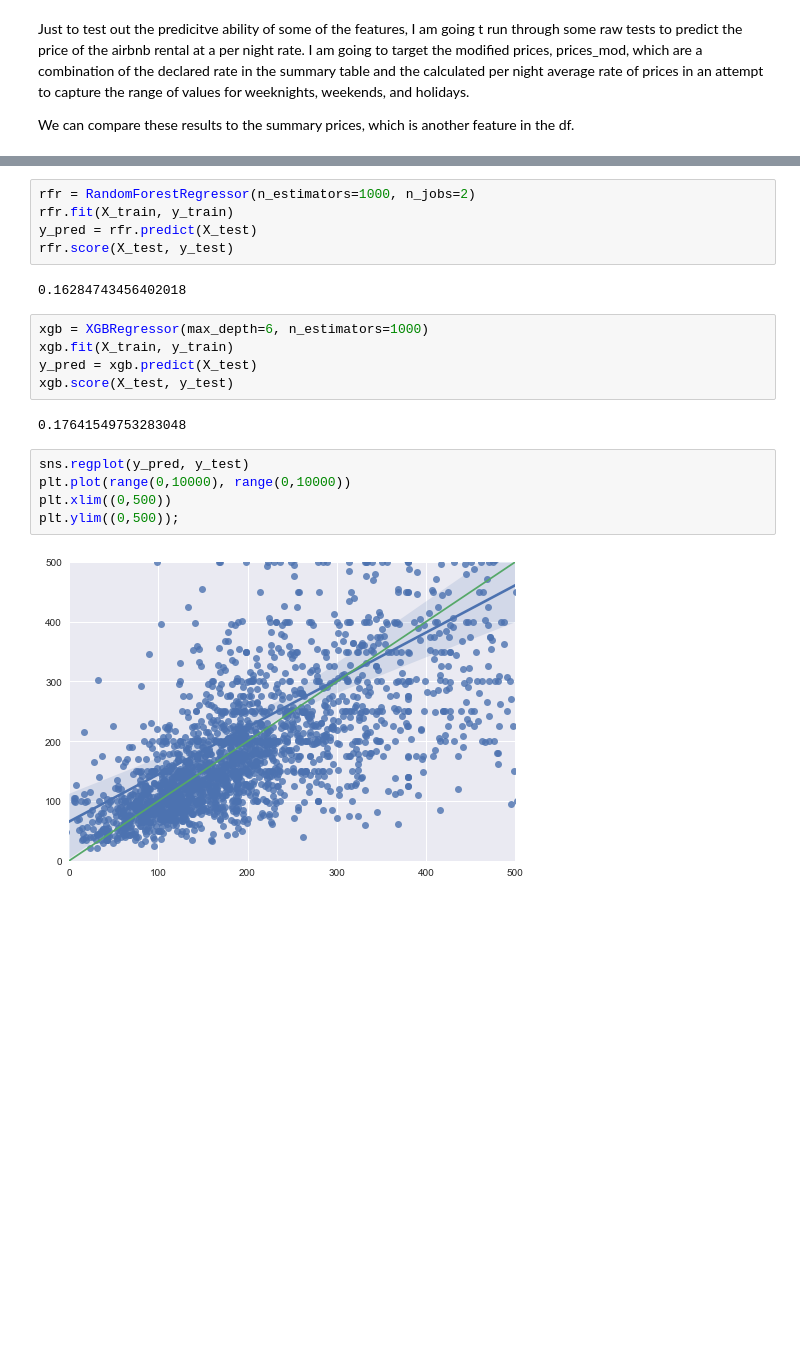
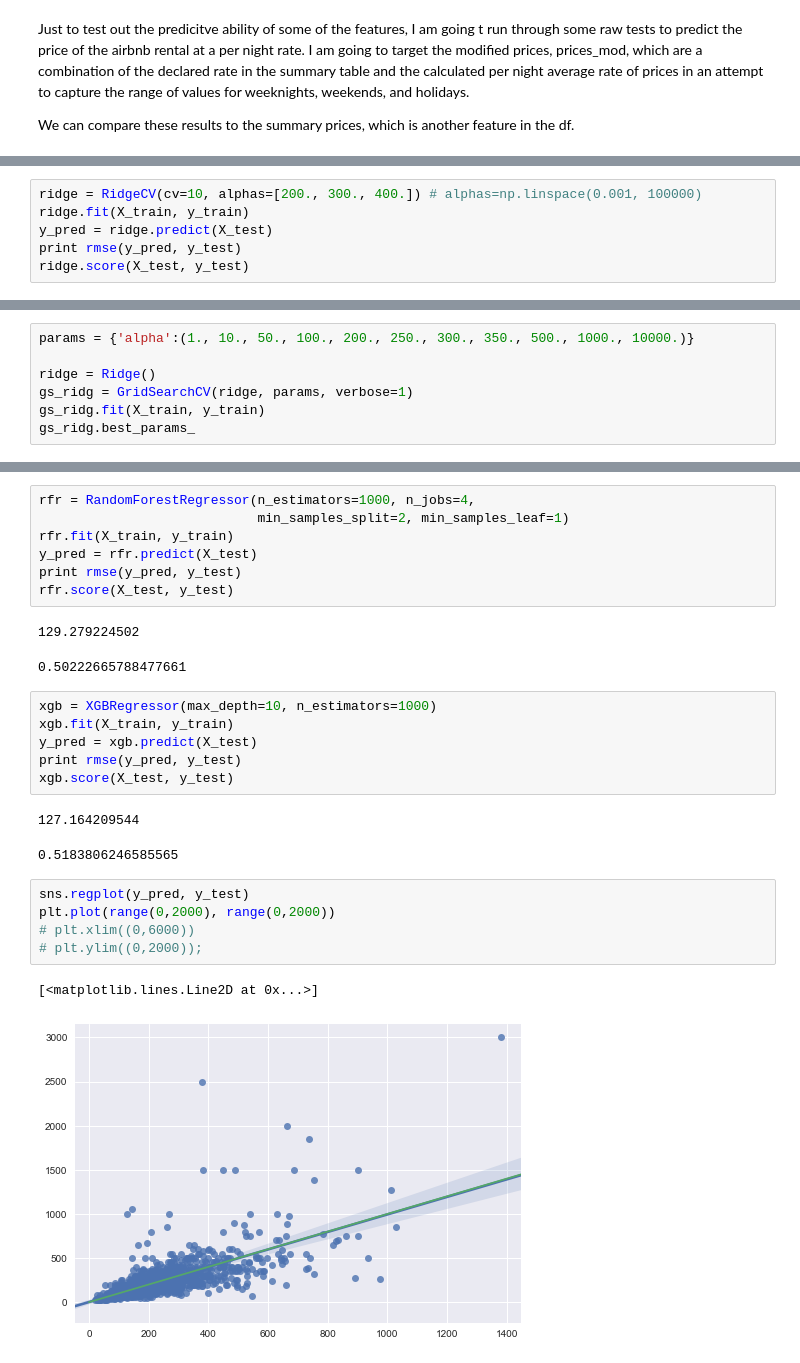
Before and after one commit to tmkilian/capstone, a Jupyter notebook: capstone_data_prev.ipynb, the cells around one changed output, grey strips where cells are left out. Saved outputs shown, nothing was run; the diff lists cells and outputs as text; blank space fills up the shorter version.

```diff
--- a/capstone_data_prev.ipynb
+++ b/capstone_data_prev.ipynb
@@ -807,0 +805,6 @@ ridge.score(X_test, y_test)
+# %%
+ridge = RidgeCV(cv=10, alphas=[200., 300., 400.]) # alphas=np.linspace(0.001, 100000)
+ridge.fit(X_train, y_train)
+y_pred = ridge.predict(X_test)
+print rmse(y_pred, y_test)
+ridge.score(X_test, y_test)
@@ -807,0 +814,7 @@ ridge.score(X_test, y_test)
+# %%
+params = {'alpha':(1., 10., 50., 100., 200., 250., 300., 350., 500., 1000., 10000.)}
+
+ridge = Ridge()
+gs_ridg = GridSearchCV(ridge, params, verbose=1)
+gs_ridg.fit(X_train, y_train)
+gs_ridg.best_params_
@@ -808,21 +825,27 @@ ridge.score(X_test, y_test)
 # %%
-rfr = RandomForestRegressor(n_estimators=1000, n_jobs=2)
+rfr = RandomForestRegressor(n_estimators=1000, n_jobs=4,
+                            min_samples_split=2, min_samples_leaf=1)
 rfr.fit(X_train, y_train)
 y_pred = rfr.predict(X_test)
+print rmse(y_pred, y_test)
 rfr.score(X_test, y_test)
 # %% [output]
-0.16284743456402018
+129.279224502
+0.50222665788477661
 # %%
-xgb = XGBRegressor(max_depth=6, n_estimators=1000)
+xgb = XGBRegressor(max_depth=10, n_estimators=1000)
 xgb.fit(X_train, y_train)
 y_pred = xgb.predict(X_test)
+print rmse(y_pred, y_test)
 xgb.score(X_test, y_test)
 # %% [output]
-0.17641549753283048
+127.164209544
+0.5183806246585565
 # %%
 sns.regplot(y_pred, y_test)
-plt.plot(range(0,10000), range(0,10000))
-plt.xlim((0,500))
-plt.ylim((0,500));
+plt.plot(range(0,2000), range(0,2000))
+# plt.xlim((0,6000))
+# plt.ylim((0,2000));
 # %% [output]
+[<matplotlib.lines.Line2D at 0x...>]
-[figure, old version]
+[figure, new version]
```
Also changed, not shown: parts of 22 cells of this notebook, 9 other files.
